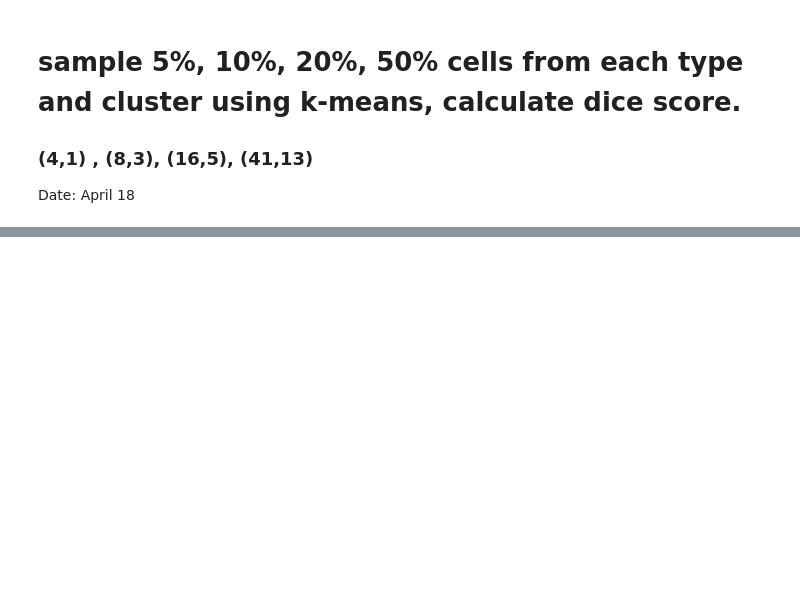
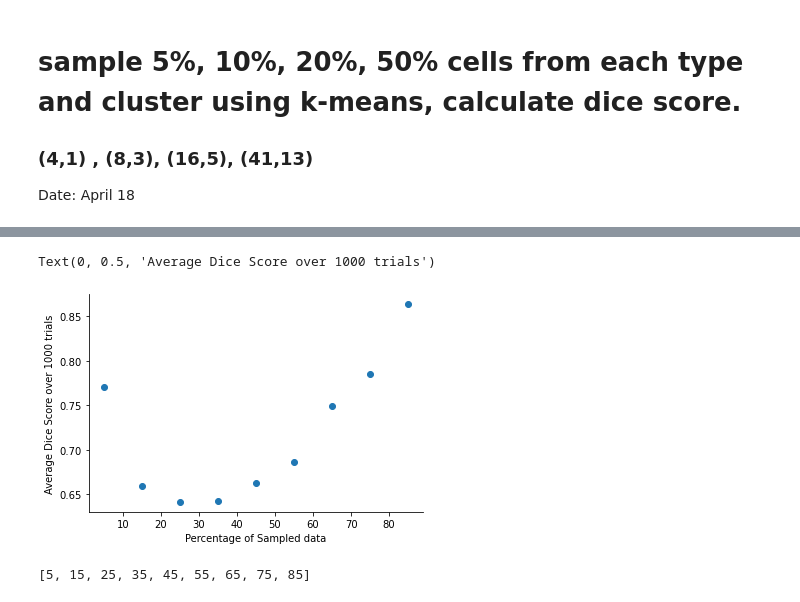
Before and after one commit to arshadzahangirchowdhury/ROI-Finder, a Jupyter notebook: roifinder_workflows/Training_size_analysis.ipynb, the cells around one changed output, grey strips where cells are left out. Saved outputs shown, nothing was run; the diff lists cells and outputs as text; code cells hidden in the pictures; blank space fills up the shorter version.

```diff
--- a/roifinder_workflows/Training_size_analysis.ipynb
+++ b/roifinder_workflows/Training_size_analysis.ipynb
@@ -480,0 +539,44 @@ Text(0, 0.5, 'PC2')
+# %%
+
+
+type_B_Df=secondaryDf[secondaryDf['y_dh']==0]
+type_A_Df=secondaryDf[secondaryDf['y_dh']==1]
+
+percentages = []
+dice_score_list = []
+
+sampling_number = 1000
+for p in range(5, 95, 10):
+    dice_scores = []
+    for i in range(sampling_number):
+        sampled_Type_A_Df=type_A_Df.sample(n=int(math.ceil(p*type_A_Df.index.to_numpy().shape[0]/100)), replace=False)
+        sampled_Type_B_Df=type_B_Df.sample(n=int(math.ceil(p*type_B_Df.index.to_numpy().shape[0]/100)), replace=False)
+        sampled_Df =pd.concat([sampled_Type_A_Df, sampled_Type_B_Df], axis = 0)
+        sampled_Df.reset_index(drop=True, inplace=True)
+
+
+
+        kmeans = KMeans(init="k-means++",n_clusters = 2, n_init=200, random_state = 42).fit(sampled_Df[['PC1','PC2']].to_numpy())
+        inertia=kmeans.inertia_
+        sampled_Df['Class'] = kmeans.labels_
+        sampled_Df = check_kmeans_class(sampled_Df)
+
+
+        dice_score = dice(sampled_Df['Class'].to_numpy(), sampled_Df['y_dh'].to_numpy(), k = 1)
+        dice_scores.append(dice_score)
+
+
+#     print ("Dice Similarity: {}".format(dice_score))
+    dice_score_list.append(sum(dice_scores)/sampling_number)
+    percentages.append(p)
+# %%
+plt.scatter(percentages, dice_score_list)
+plt.xlabel('Percentage of Sampled data')
+plt.ylabel('Average Dice Score over 1000 trials')
+# %% [output]
+Text(0, 0.5, 'Average Dice Score over 1000 trials')
+[figure, added]
+# %%
+percentages
+# %% [output]
+[5, 15, 25, 35, 45, 55, 65, 75, 85]
```
Also changed, not shown: parts of 7 cells of this notebook, 8 other files.
